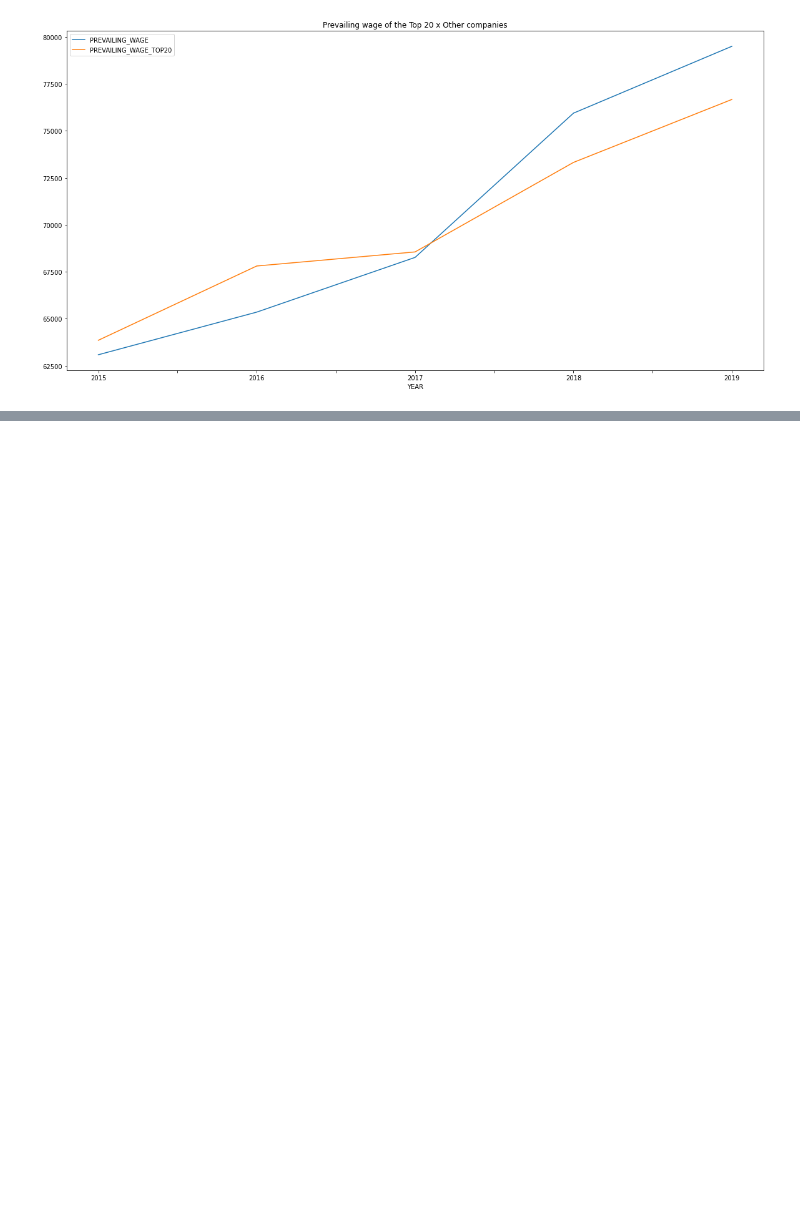
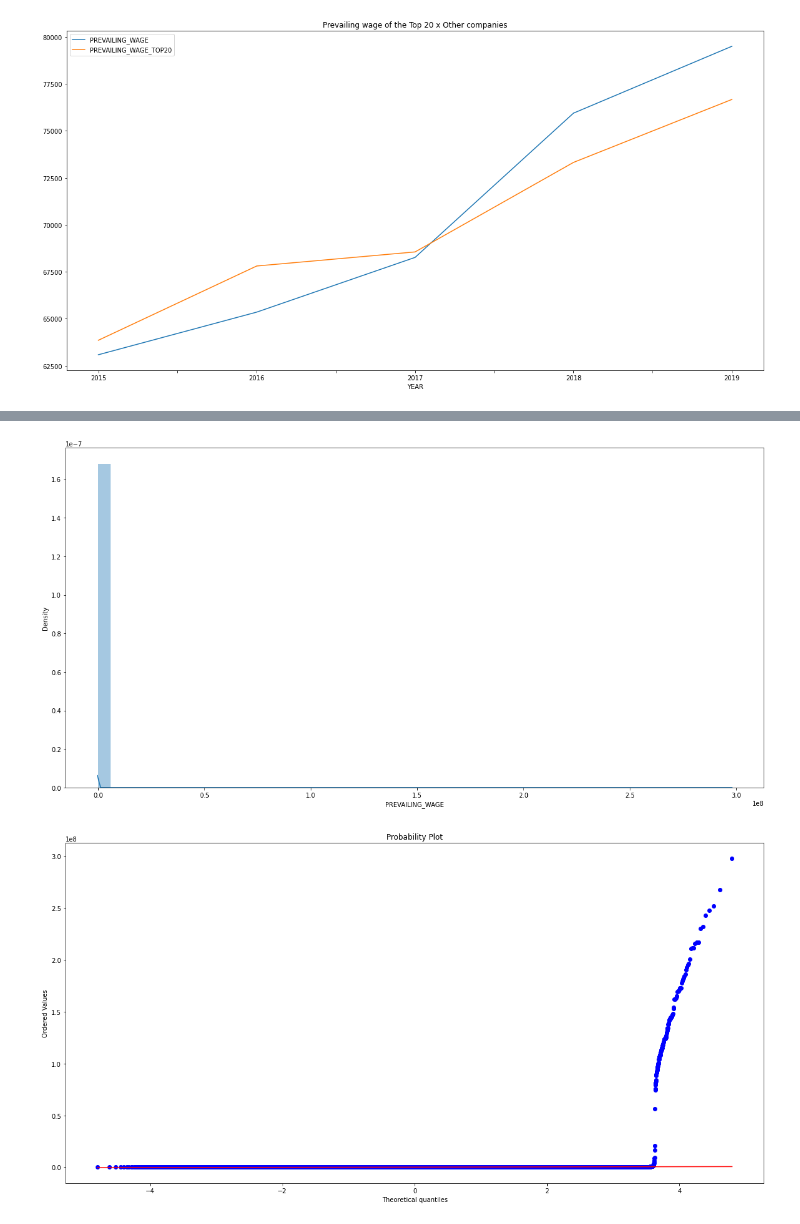
Before and after one commit to lxbraga/FGV_Intro_DS, a Jupyter notebook: notebook.ipynb, the cells around one changed output, grey strips where cells are left out. Drawn from its saved outputs; the diff is of its cells as text; code cells hidden in the pictures; blank space fills up the shorter version.

```diff
--- a/notebook.ipynb
+++ b/notebook.ipynb
@@ -900,0 +991,12 @@ CITY_ID          0.009880        -0.001660 -0.100356  1.000000
+# %%
+prevailing_wage = df['PREVAILING_WAGE']
+year = df['YEAR']
+# %%
+from scipy import stats
+#histogram and normal probability plot
+sns.distplot(prevailing_wage, hist=True);
+fig = plt.figure()
+res = stats.probplot(prevailing_wage, plot=plt)
+# %% [output]
+[figure, added]
+[figure, added]
```
Also changed, not shown: parts of 19 cells of this notebook.
